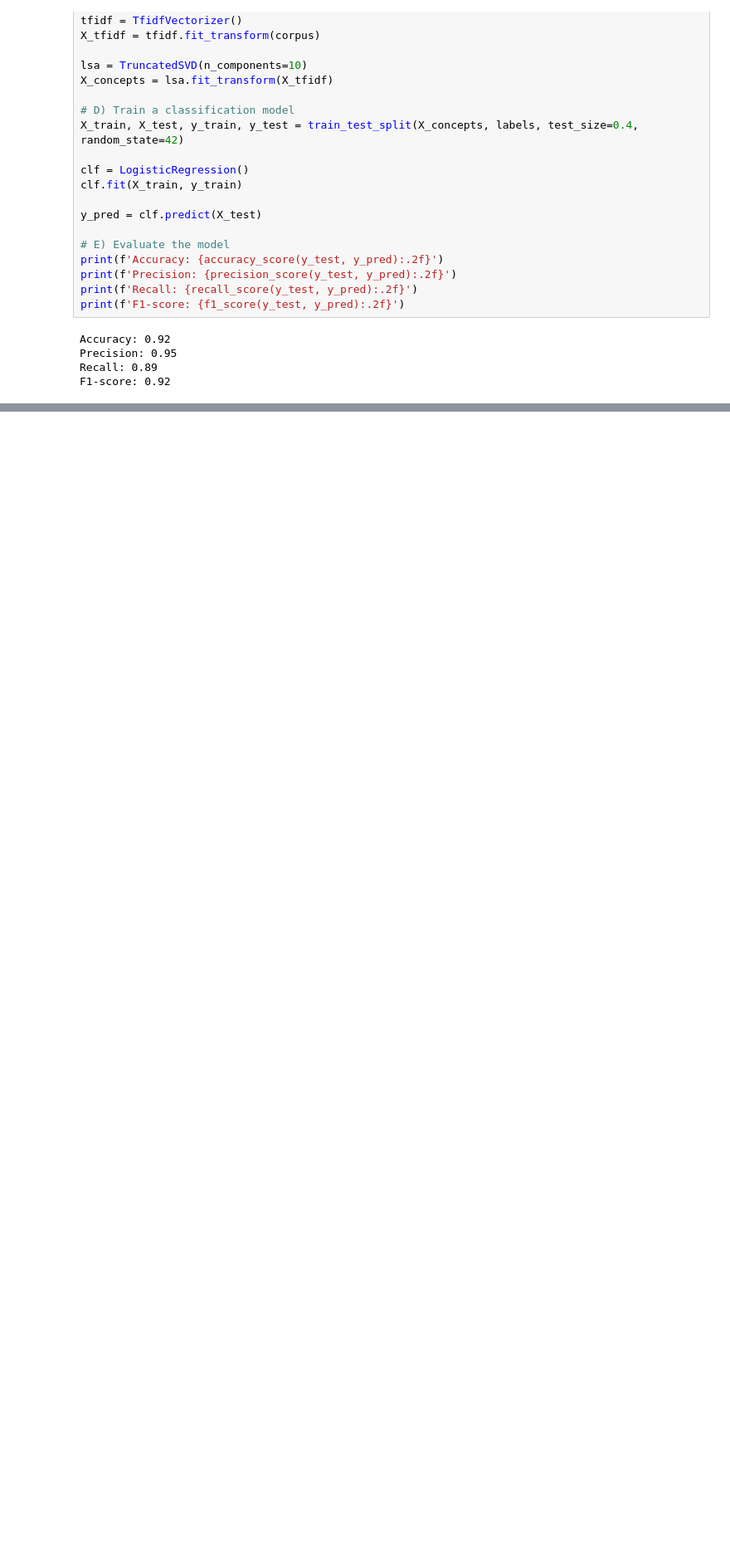
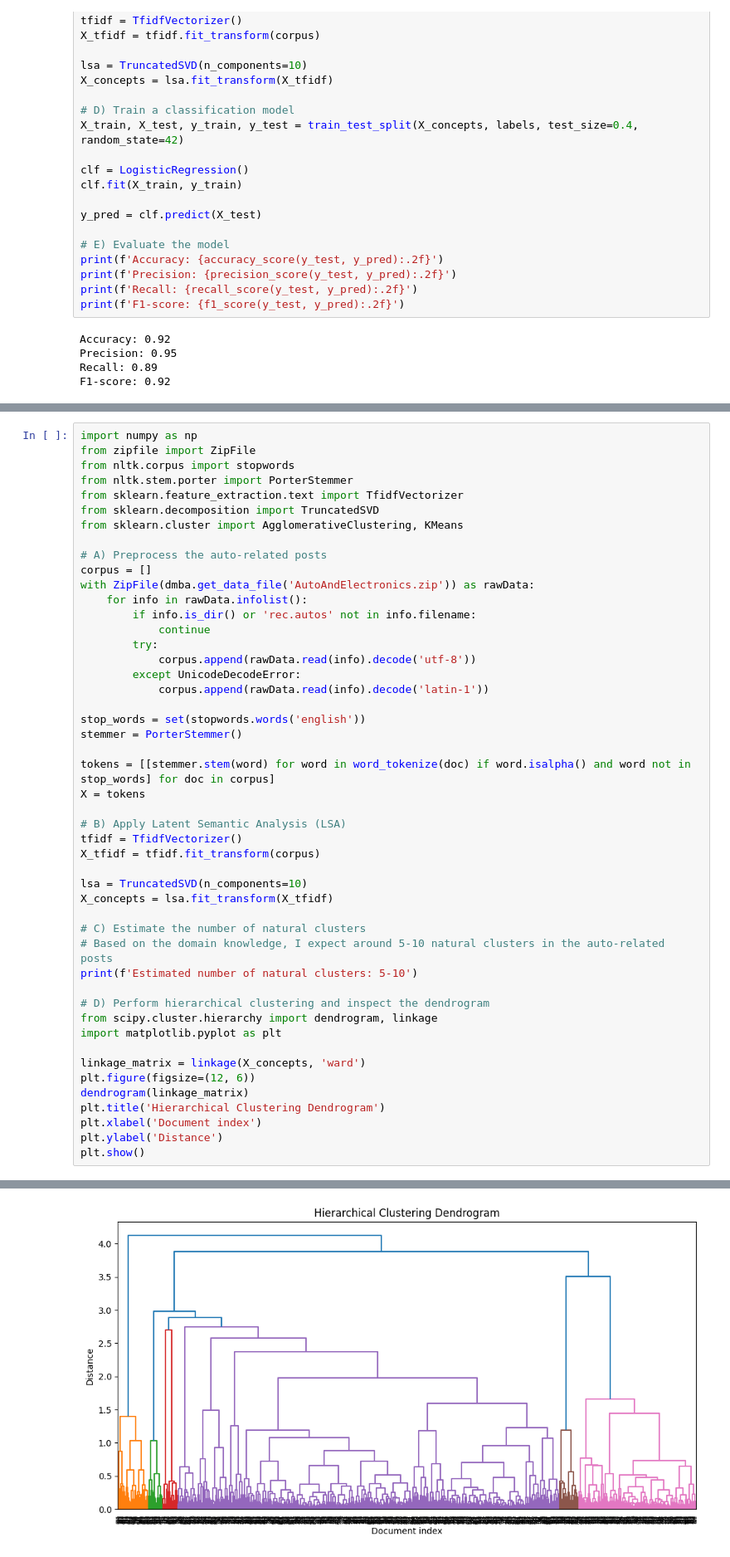
Before and after one commit to Abel-Lagonell/Data-Mining, a Jupyter notebook: Homework04_Abel_Lagonell.ipynb, the cells around one changed output, grey strips where cells are left out. Shown at 83% size. Saved outputs shown, nothing was run; the diff lists cells and outputs as text; blank space fills up the shorter version.

```diff
--- a/Homework04_Abel_Lagonell.ipynb
+++ b/Homework04_Abel_Lagonell.ipynb
@@ -216,0 +286,49 @@ F1-score: 0.92
+# %%
+import numpy as np
+from zipfile import ZipFile
+from nltk.corpus import stopwords
+from nltk.stem.porter import PorterStemmer
+from sklearn.feature_extraction.text import TfidfVectorizer
+from sklearn.decomposition import TruncatedSVD
+from sklearn.cluster import AgglomerativeClustering, KMeans
+
+# A) Preprocess the auto-related posts
+corpus = []
+with ZipFile(dmba.get_data_file('AutoAndElectronics.zip')) as rawData:
+    for info in rawData.infolist():
+        if info.is_dir() or 'rec.autos' not in info.filename:
+            continue
+        try:
+            corpus.append(rawData.read(info).decode('utf-8'))
+        except UnicodeDecodeError:
+            corpus.append(rawData.read(info).decode('latin-1'))
+
+stop_words = set(stopwords.words('english'))
+stemmer = PorterStemmer()
+
+tokens = [[stemmer.stem(word) for word in word_tokenize(doc) if word.isalpha() and word not in stop_words] for doc in corpus]
+X = tokens
+
+# B) Apply Latent Semantic Analysis (LSA)
+tfidf = TfidfVectorizer()
+X_tfidf = tfidf.fit_transform(corpus)
+
+lsa = TruncatedSVD(n_components=10)
+X_concepts = lsa.fit_transform(X_tfidf)
+
+# C) Estimate the number of natural clusters
+# Based on the domain knowledge, I expect around 5-10 natural clusters in the auto-related posts
+print(f'Estimated number of natural clusters: 5-10')
+
+# D) Perform hierarchical clustering and inspect the dendrogram
+from scipy.cluster.hierarchy import dendrogram, linkage
+import matplotlib.pyplot as plt
+
+linkage_matrix = linkage(X_concepts, 'ward')
+plt.figure(figsize=(12, 6))
+dendrogram(linkage_matrix)
+plt.title('Hierarchical Clustering Dendrogram')
+plt.xlabel('Document index')
+plt.ylabel('Distance')
+plt.show()
+# %% [output]
@@ -216,0 +336 @@ F1-score: 0.92
+[figure, added]
```
Also changed, not shown: parts of 7 cells of this notebook.
